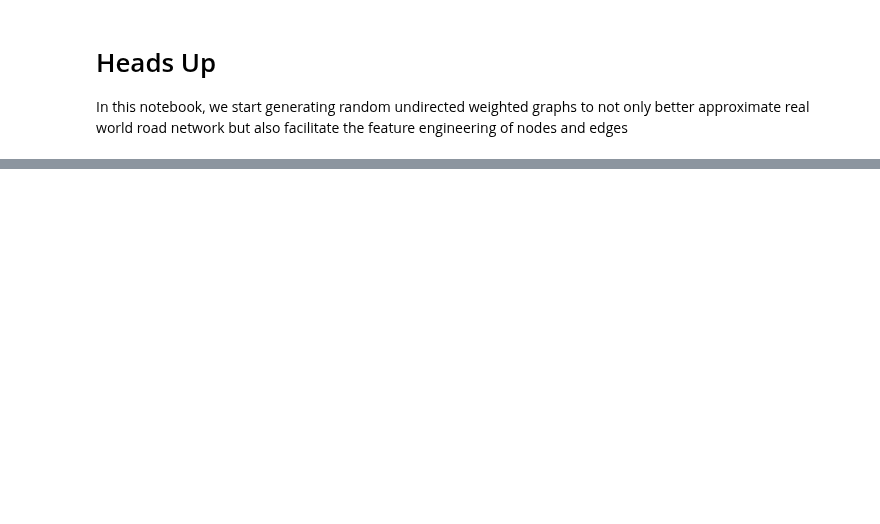
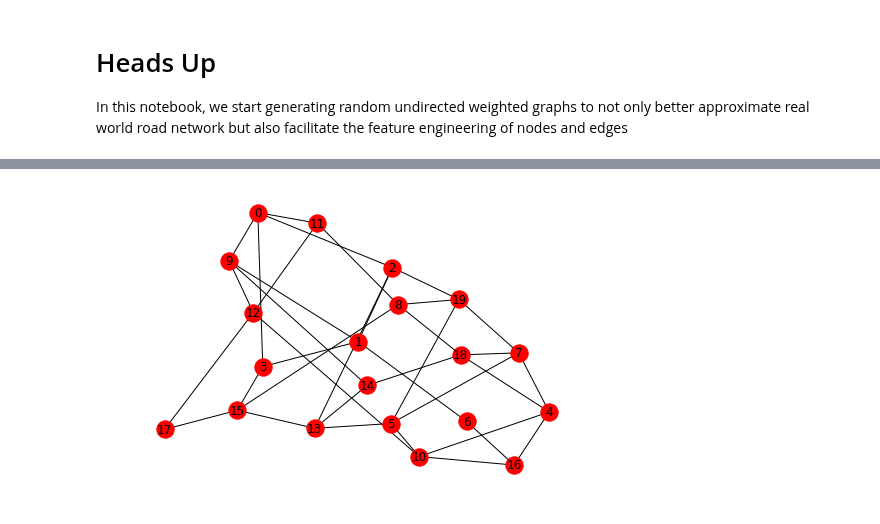
Before and after one commit to zhoutianyu16tue/PathFinder, a Jupyter notebook: dijkstra_path_finder.ipynb, the cells around one changed output, grey strips where cells are left out. Cells and saved outputs as stored; diff of their text form; code cells hidden in the pictures; blank space fills up the shorter version.

```diff
--- a/dijkstra_path_finder.ipynb
+++ b/dijkstra_path_finder.ipynb
@@ -230,3 +184,7 @@ def generate_pair_neighbor_layers(G, depth=3):
 def generate_dataset(G, depth=3):
 
     pass
+# %%
+plot_g(G)
+# %% [output]
+[figure, added]
```
Also changed, not shown: parts of 6 cells of this notebook.
